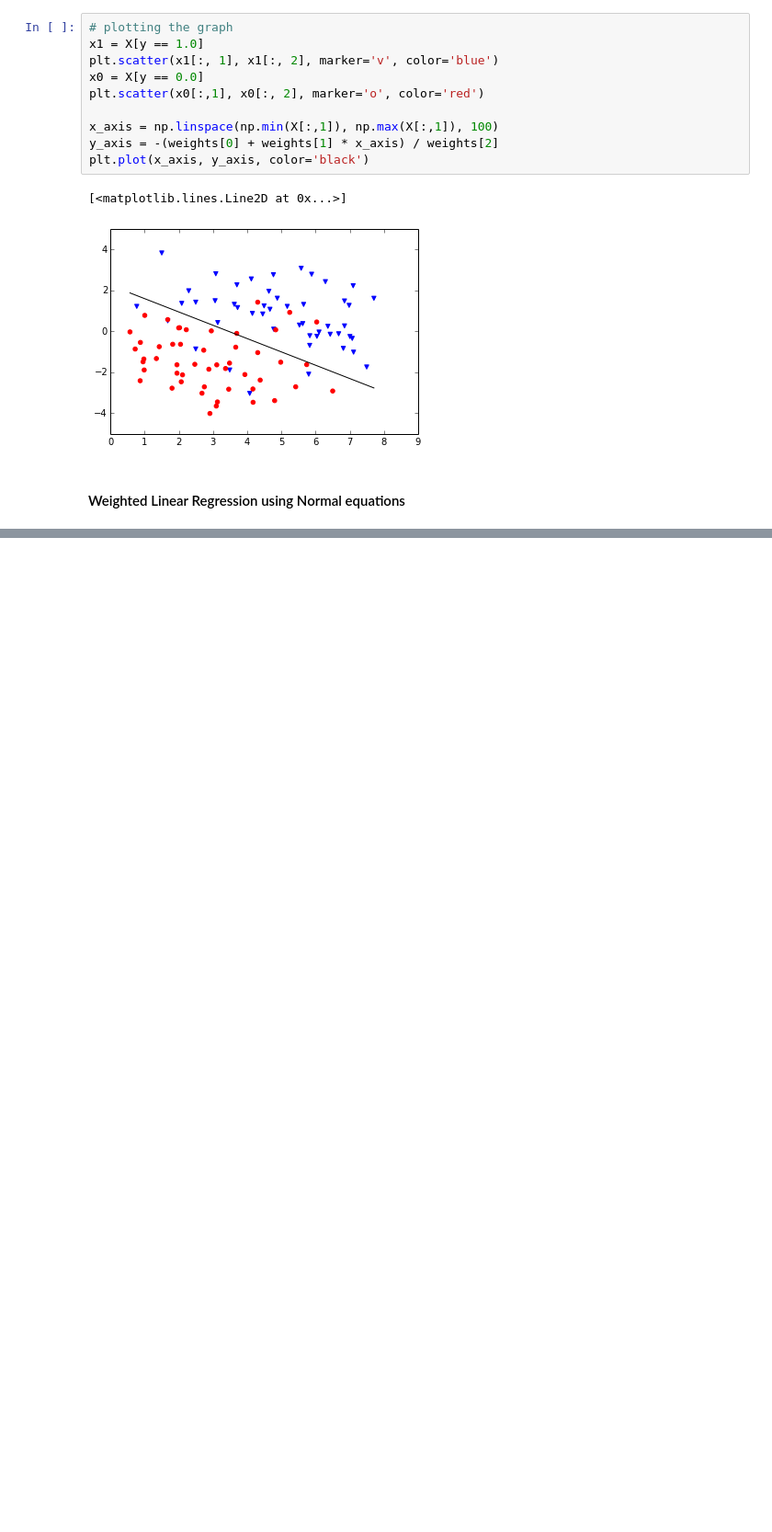
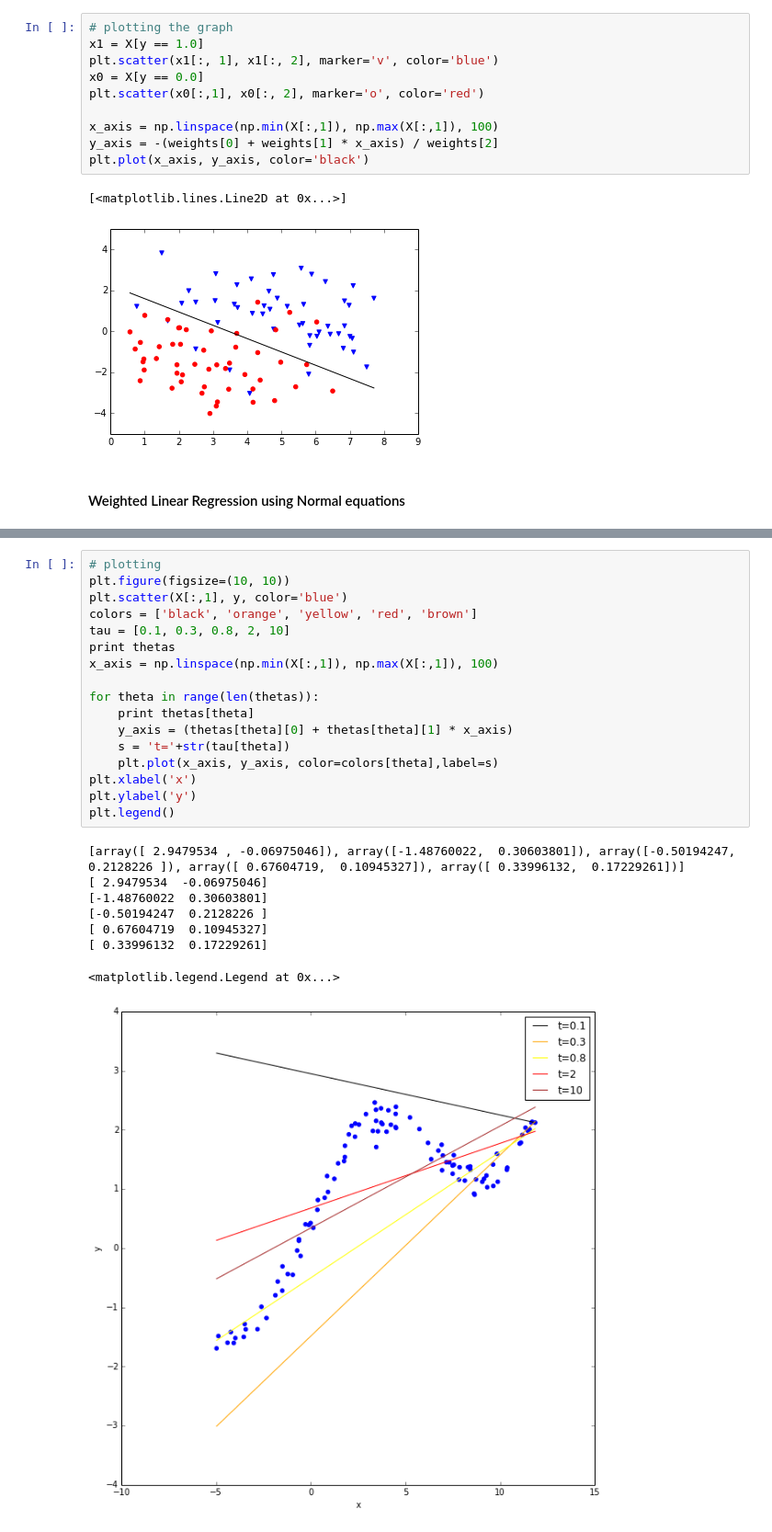
Before and after one commit to gsp-27/Assignment_Sol, a Jupyter notebook: CS229 Assigment 1.ipynb, the cells around one changed output, grey strips where cells are left out. Shown at 92% size. Saved outputs shown, nothing was run; the diff lists cells and outputs as text; blank space fills up the shorter version.

```diff
--- a/CS229 Assigment 1.ipynb
+++ b/CS229 Assigment 1.ipynb
@@ -81,0 +145,26 @@ plt.plot(x_axis, y_axis, color='black')
+# %%
+# plotting
+plt.figure(figsize=(10, 10))
+plt.scatter(X[:,1], y, color='blue')
+colors = ['black', 'orange', 'yellow', 'red', 'brown']
+tau = [0.1, 0.3, 0.8, 2, 10]
+print thetas
+x_axis = np.linspace(np.min(X[:,1]), np.max(X[:,1]), 100)
+
+for theta in range(len(thetas)):
+    print thetas[theta]
+    y_axis = (thetas[theta][0] + thetas[theta][1] * x_axis)
+    s = 't='+str(tau[theta])
+    plt.plot(x_axis, y_axis, color=colors[theta],label=s)
+plt.xlabel('x')
+plt.ylabel('y')
+plt.legend()
+# %% [output]
+[array([ 2.9479534 , -0.06975046]), array([-1.48760022,  0.30603801]), array([-0.50194247,  0.2128226 ]), array([ 0.67604719,  0.10945327]), array([ 0.33996132,  0.17229261])]
+[ 2.9479534  -0.06975046]
+[-1.48760022  0.30603801]
+[-0.50194247  0.2128226 ]
+[ 0.67604719  0.10945327]
+[ 0.33996132  0.17229261]
+<matplotlib.legend.Legend at 0x...>
+[figure, added]
```
Also changed, not shown: parts of 7 cells of this notebook.
